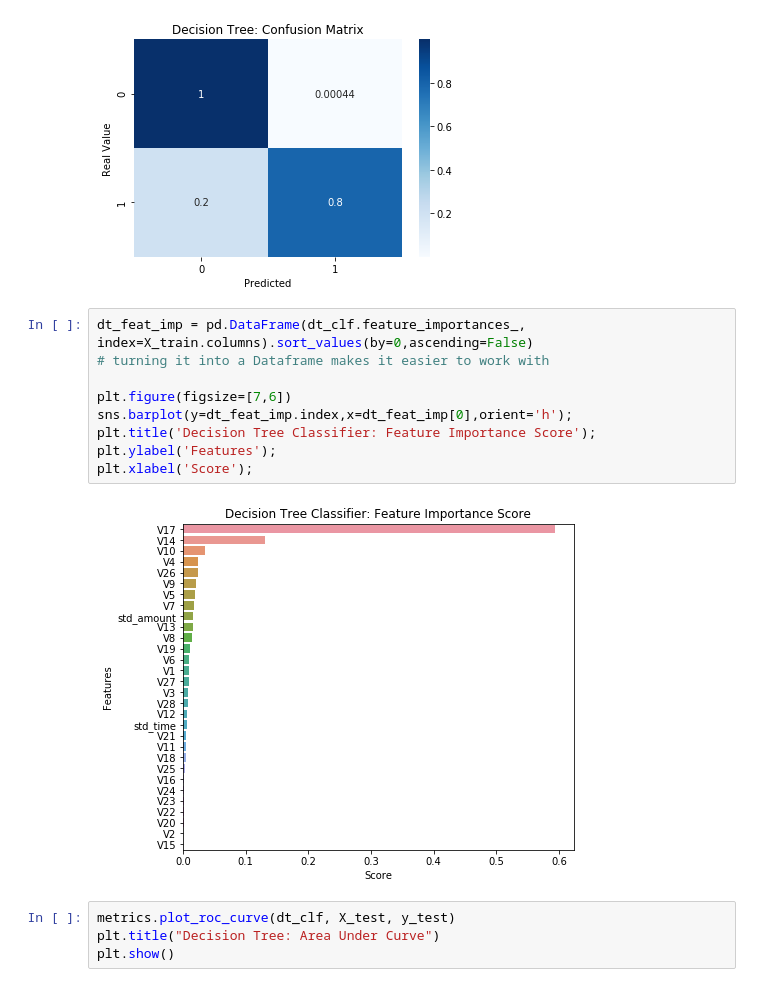
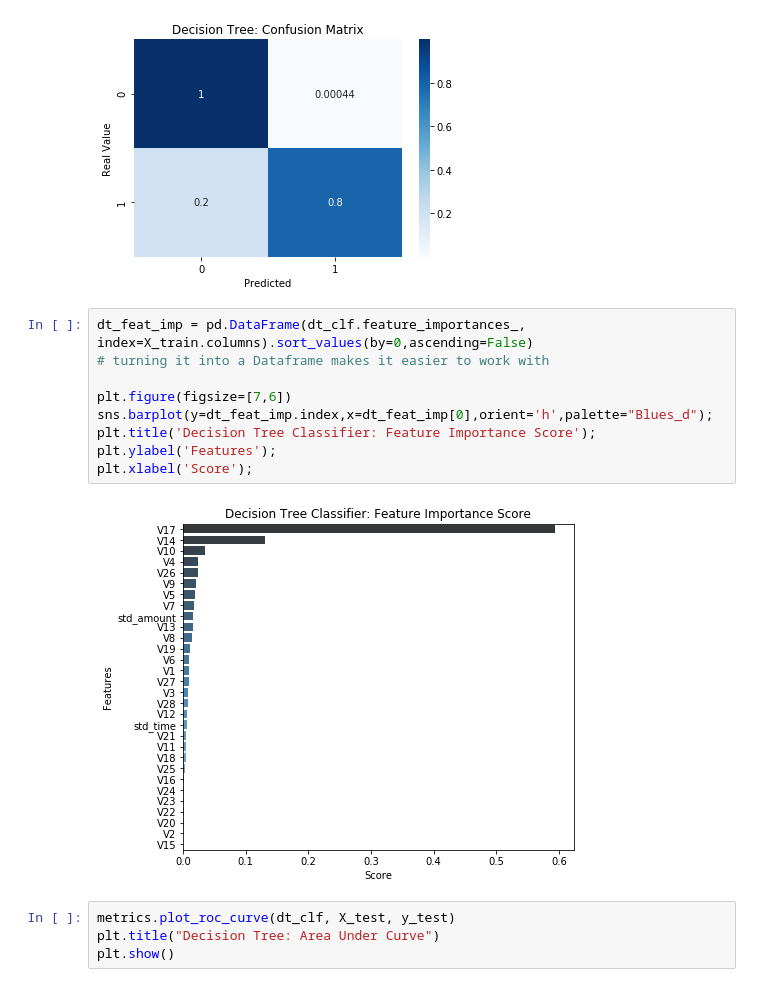
Before and after one commit to ipatel467/Credit-Card-Fraud-Detection, a Jupyter notebook: ML.ipynb, the cells around one changed output. Drawn from its saved outputs; the diff is of its cells as text.

```diff
--- a/ML.ipynb
+++ b/ML.ipynb
@@ -236,14 +236,14 @@ plt.show()
 # %%
 dt_feat_imp = pd.DataFrame(dt_clf.feature_importances_, index=X_train.columns).sort_values(by=0,ascending=False)
 # turning it into a Dataframe makes it easier to work with
 
 plt.figure(figsize=[7,6])
-sns.barplot(y=dt_feat_imp.index,x=dt_feat_imp[0],orient='h');
+sns.barplot(y=dt_feat_imp.index,x=dt_feat_imp[0],orient='h',palette="Blues_d");
 plt.title('Decision Tree Classifier: Feature Importance Score');
 plt.ylabel('Features');
 plt.xlabel('Score');
 # %% [output]
-[figure, old version]
+[figure, new version]
 # %%
 metrics.plot_roc_curve(dt_clf, X_test, y_test)
 plt.title("Decision Tree: Area Under Curve")
```
Also changed, not shown: parts of 2 cells of this notebook, 1 other file.
